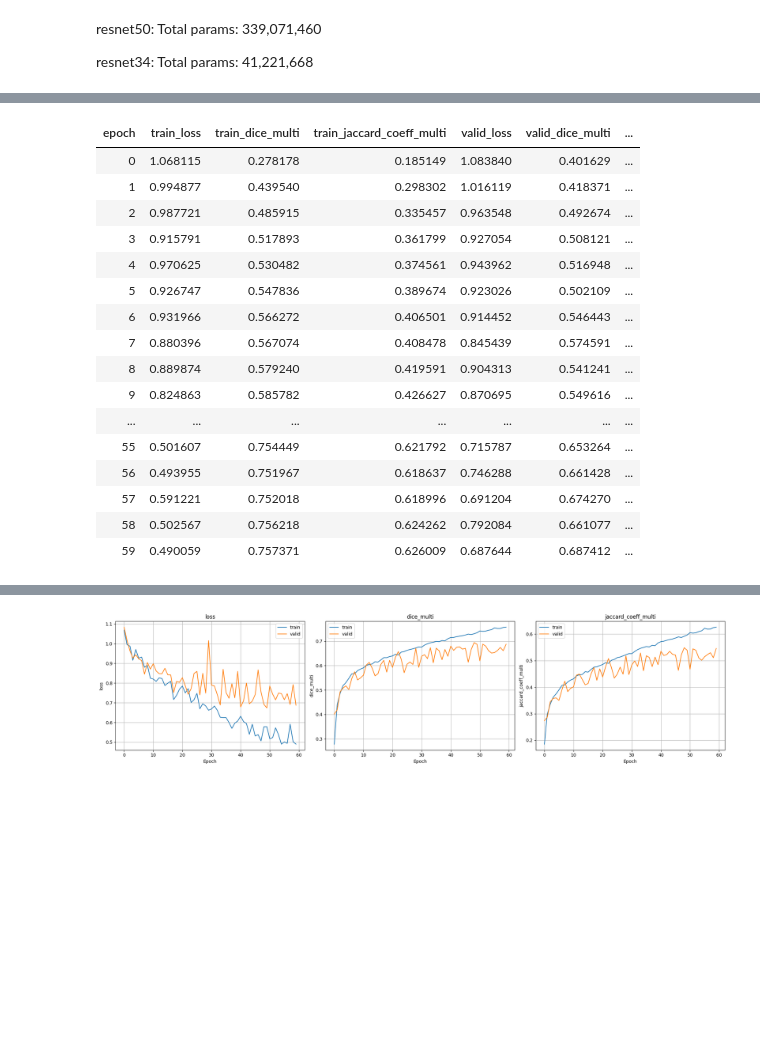
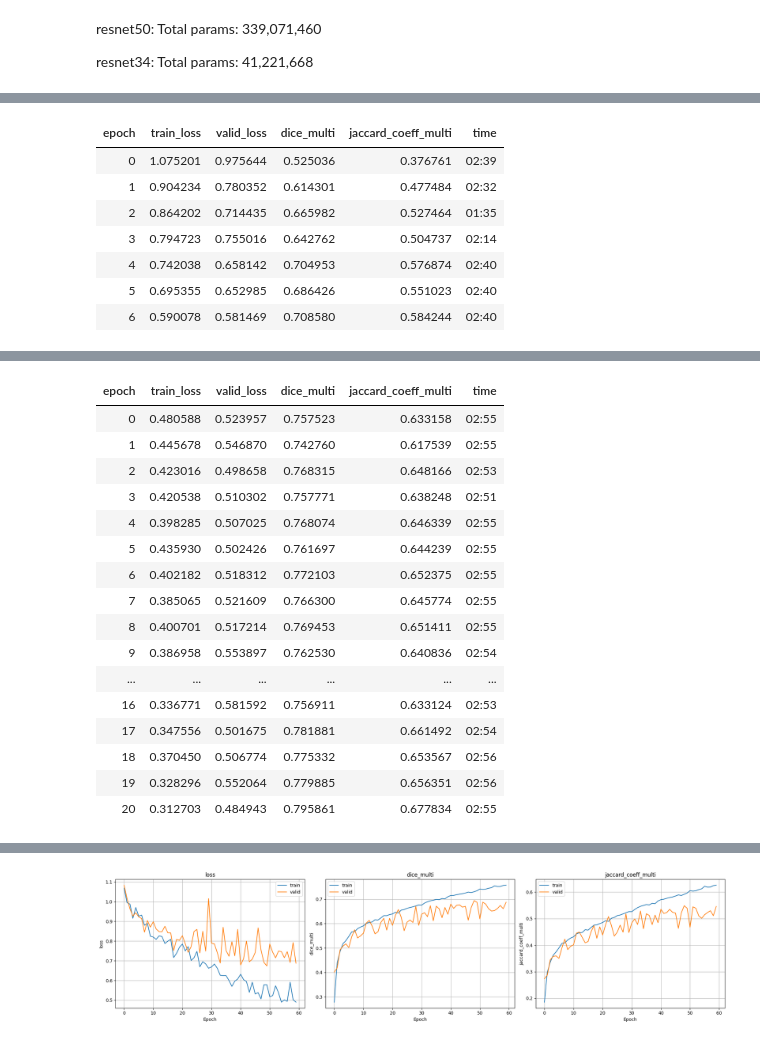
Before and after one commit to mzsuetam/computational-intelligence-proj, a Jupyter notebook: notebooks/segmentation-old-ds.ipynb, the cells around one changed output, grey strips where cells are left out. Saved outputs shown, nothing was run; the diff lists cells and outputs as text; code cells hidden in the pictures; blank space fills up the shorter version.

Commit message:
Add segmentation final experiments

```diff
--- a/notebooks/segmentation-old.ipynb
+++ b/notebooks/segmentation-old-ds.ipynb
@@ -279,29 +279,10 @@ metrics = [
 learn = unet_learner(
     dls,
     arch,
-    pretrained=False,
+    pretrained=True,
     metrics = metrics,
     loss_func = CrossEntropyLossFlat(axis=1),
-    # default_cbs=False # unet_learner does not support...
-    # cbs = [
-    #     EarlyStoppingCallback(
-    #         patience=10,
-    #         min_delta=0.0005
-    #     ),
-    #     TensorBoardCallback(
-    #         log_dir=experiments_dir/'tb-log',
-    #         log_preds=False # to surpress the error
-    #     ),
-    #     SaveModelCallback(
-    #         monitor='valid_jaccard_coeff_multi',
-    #         fname='baseline-unet-best',
-    #         with_opt=True,
-    #         at_end=True # to surpress the error
-    #     )
-    # ] # removed for evaluation
 )
-learn._grab_cbs(Recorder)[0].train_metrics = True # ... so we enable train_metrics manually
-
 # learn.summary()
 # %% [markdown]
 resnet50: Total params: 339,071,460
@@ -324,25 +305,28 @@ else:
 lr = 1e-3
 # %%
 learn.fine_tune(
-    freeze_epochs=0,
-    epochs=100,
+    freeze_epochs=7,
+    epochs=93,
     base_lr=lr,
+    cbs=[
+        EarlyStoppingCallback(
+            patience=10,
+            min_delta=0.0005
+        ),
+        SaveModelCallback(
+            monitor='jaccard_coeff_multi',
+            fname='baseline-unet-pretrained-best',
+            with_opt=True,
+            at_end=True # to surpress the error
+        )
+    ]
 )
 # %% [output]
-| epoch | train_loss | train_dice_multi | train_jaccard_coeff_multi | valid_loss | valid_dice_multi | ... |
-| 0 | 1.068115 | 0.278178 | 0.185149 | 1.083840 | 0.401629 | ... |
-| 1 | 0.994877 | 0.439540 | 0.298302 | 1.016119 | 0.418371 | ... |
-| 2 | 0.987721 | 0.485915 | 0.335457 | 0.963548 | 0.492674 | ... |
-| 3 | 0.915791 | 0.517893 | 0.361799 | 0.927054 | 0.508121 | ... |
-| 4 | 0.970625 | 0.530482 | 0.374561 | 0.943962 | 0.516948 | ... |
-| 5 | 0.926747 | 0.547836 | 0.389674 | 0.923026 | 0.502109 | ... |
-| 6 | 0.931966 | 0.566272 | 0.406501 | 0.914452 | 0.546443 | ... |
-| 7 | 0.880396 | 0.567074 | 0.408478 | 0.845439 | 0.574591 | ... |
-| 8 | 0.889874 | 0.579240 | 0.419591 | 0.904313 | 0.541241 | ... |
-| 9 | 0.824863 | 0.585782 | 0.426627 | 0.870695 | 0.549616 | ... |
-| ... | ... | ... | ... | ... | ... | ... |
-| 55 | 0.501607 | 0.754449 | 0.621792 | 0.715787 | 0.653264 | ... |
-| 56 | 0.493955 | 0.751967 | 0.618637 | 0.746288 | 0.661428 | ... |
-| 57 | 0.591221 | 0.752018 | 0.618996 | 0.691204 | 0.674270 | ... |
-| 58 | 0.502567 | 0.756218 | 0.624262 | 0.792084 | 0.661077 | ... |
-| 59 | 0.490059 | 0.757371 | 0.626009 | 0.687644 | 0.687412 | ... |
+| epoch | train_loss | valid_loss | dice_multi | jaccard_coeff_multi | time |
+| 0 | 1.075201 | 0.975644 | 0.525036 | 0.376761 | 02:39 |
+| 1 | 0.904234 | 0.780352 | 0.614301 | 0.477484 | 02:32 |
+| 2 | 0.864202 | 0.714435 | 0.665982 | 0.527464 | 01:35 |
+| 3 | 0.794723 | 0.755016 | 0.642762 | 0.504737 | 02:14 |
+| 4 | 0.742038 | 0.658142 | 0.704953 | 0.576874 | 02:40 |
+| 5 | 0.695355 | 0.652985 | 0.686426 | 0.551023 | 02:40 |
+| 6 | 0.590078 | 0.581469 | 0.708580 | 0.584244 | 02:40 |
@@ -366,0 +338,17 @@ No improvement since epoch 49: early stopping
+| epoch | train_loss | valid_loss | dice_multi | jaccard_coeff_multi | time |
+| 0 | 0.480588 | 0.523957 | 0.757523 | 0.633158 | 02:55 |
+| 1 | 0.445678 | 0.546870 | 0.742760 | 0.617539 | 02:55 |
+| 2 | 0.423016 | 0.498658 | 0.768315 | 0.648166 | 02:53 |
+| 3 | 0.420538 | 0.510302 | 0.757771 | 0.638248 | 02:51 |
+| 4 | 0.398285 | 0.507025 | 0.768074 | 0.646339 | 02:55 |
+| 5 | 0.435930 | 0.502426 | 0.761697 | 0.644239 | 02:55 |
+| 6 | 0.402182 | 0.518312 | 0.772103 | 0.652375 | 02:55 |
+| 7 | 0.385065 | 0.521609 | 0.766300 | 0.645774 | 02:55 |
+| 8 | 0.400701 | 0.517214 | 0.769453 | 0.651411 | 02:55 |
+| 9 | 0.386958 | 0.553897 | 0.762530 | 0.640836 | 02:54 |
+| ... | ... | ... | ... | ... | ... |
+| 16 | 0.336771 | 0.581592 | 0.756911 | 0.633124 | 02:53 |
+| 17 | 0.347556 | 0.501675 | 0.781881 | 0.661492 | 02:54 |
+| 18 | 0.370450 | 0.506774 | 0.775332 | 0.653567 | 02:56 |
+| 19 | 0.328296 | 0.552064 | 0.779885 | 0.656351 | 02:56 |
+| 20 | 0.312703 | 0.484943 | 0.795861 | 0.677834 | 02:55 |
```
Also changed, not shown: parts of 9 cells of this notebook, 59 other files.
